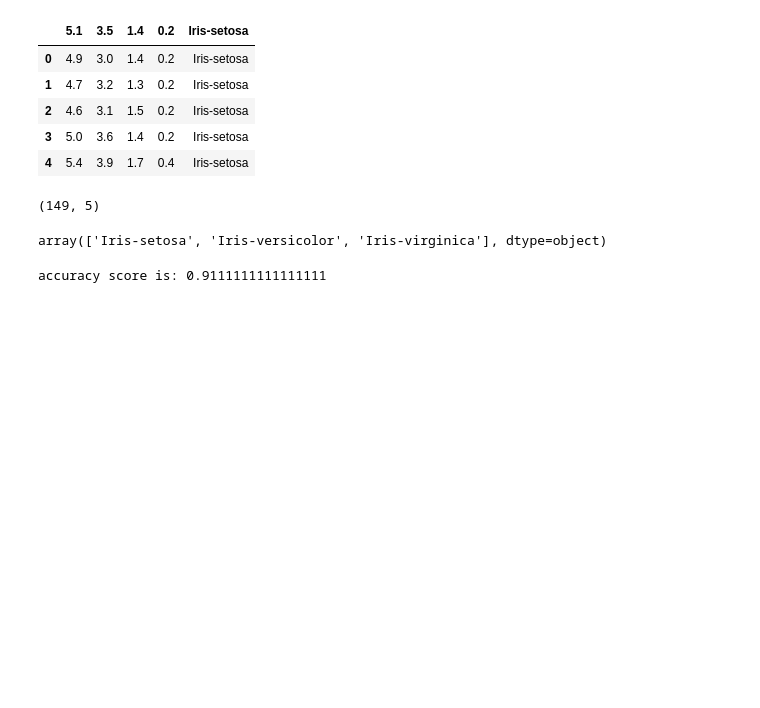
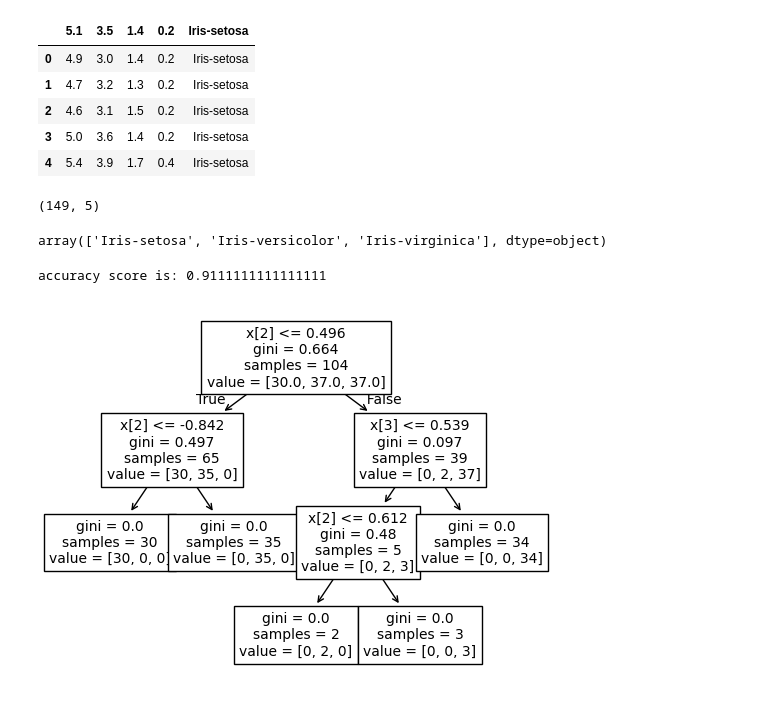
Before and after one commit to emmanuel881/MachineLearningModels, a Jupyter notebook: CAT2/doc/main.ipynb, the cells around one changed output. Drawn from its saved outputs; the diff is of its cells as text; code cells hidden in the pictures; blank space fills up the shorter version.

Commit message:
tree

```diff
--- a/CAT2/doc/main.ipynb
+++ b/CAT2/doc/main.ipynb
@@ -56,3 +56,8 @@ acc = accuracy_score(y_true=y_test, y_pred=y_predict)
 print("accuracy score is: {}".format(acc))
 # %% [output]
 accuracy score is: 0.9111111111111111
+# %%
+plot_tree(model, fontsize=10)
+plt.show()
+# %% [output]
+[figure, added]
```
